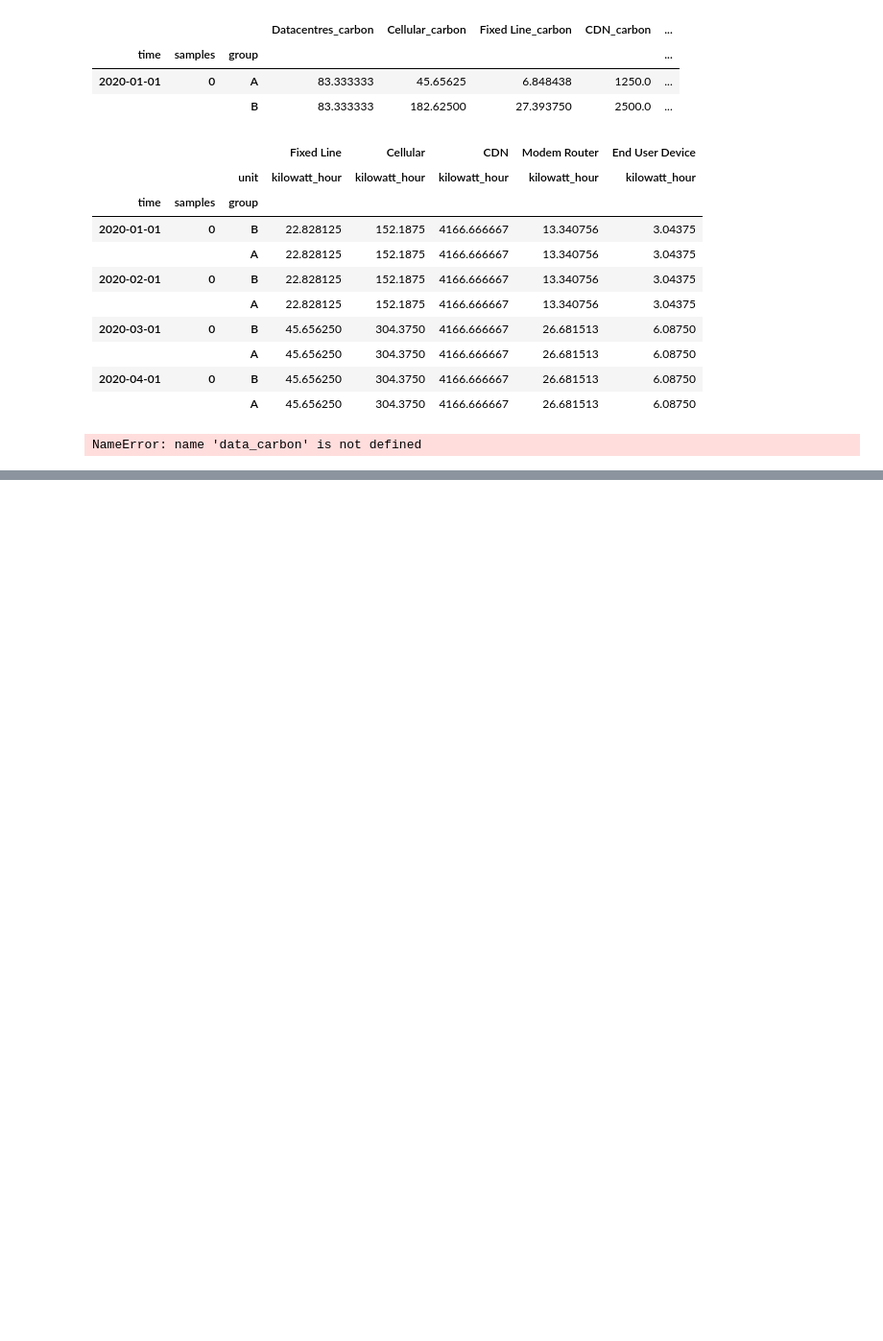
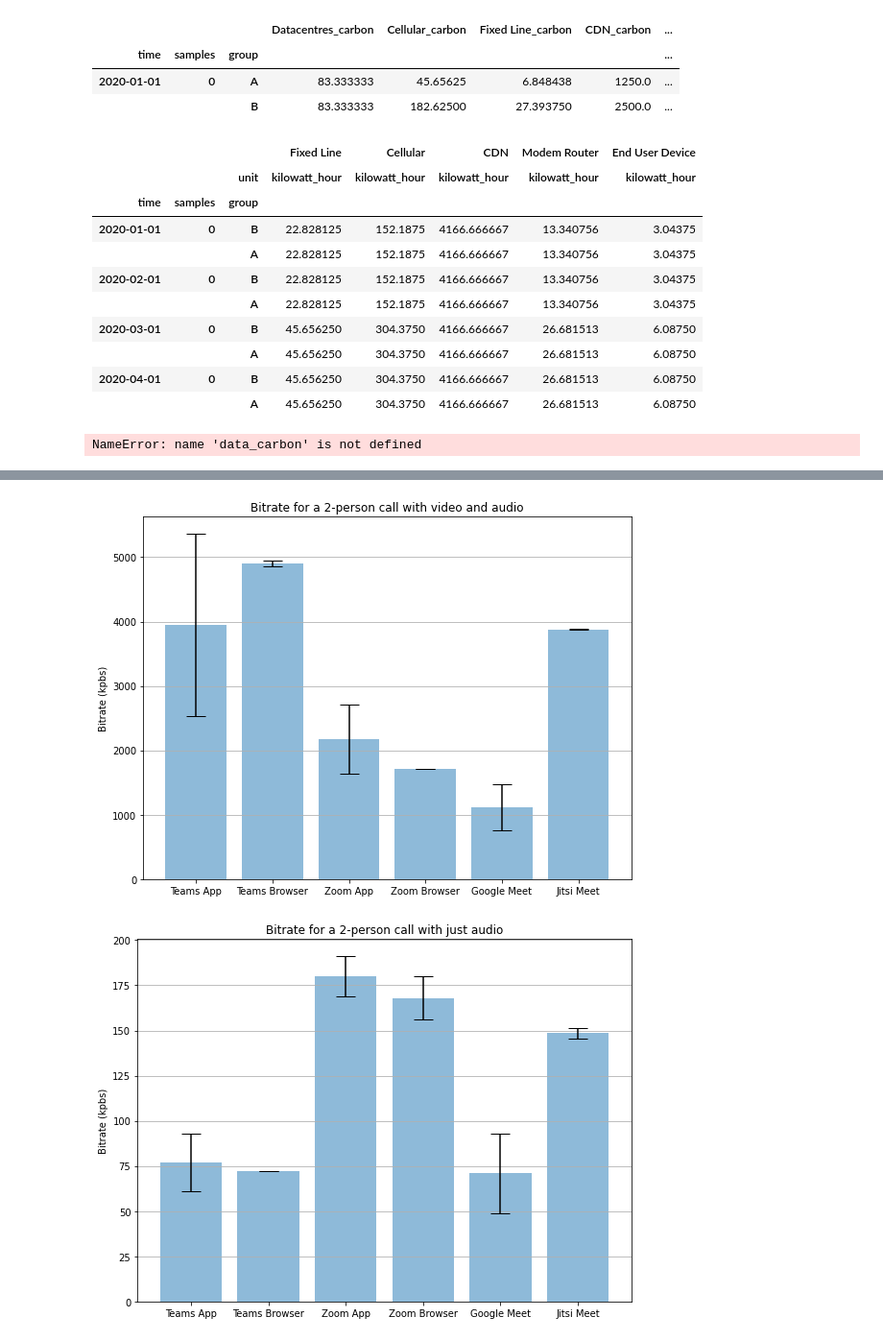
Before and after one commit to sust-cs-uob/eam-core, a Jupyter notebook: docs/ipynb/JamesPandasTesting.ipynb, the cells around one changed output, grey strips where cells are left out. Shown at 96% size. Drawn from its saved outputs; the diff is of its cells as text; code cells hidden in the pictures; blank space fills up the shorter version.

```diff
--- a/docs/ipynb/JamesPandasTesting.ipynb
+++ b/docs/ipynb/JamesPandasTesting.ipynb
@@ -404,0 +443,44 @@ data_carbon
+# %%
+import numpy as np
+
+networking_platforms = ['Teams App', 'Teams Browser', 'Zoom App', 'Zoom Browser', 'Google Meet', 'Jitsi Meet']
+networking_avg_video = np.array([3949, 4900, 2177, 1716, 1109, 3880])
+networking_avg_audio = np.array([77, 72, 180, 168, 71, 148.5])
+
+networking_min_video = np.array([3133, 4877, 1955, 1714, 976, 3879])
+networking_max_video = np.array([4543, 4923, 2488, 1717, 1333, 3881])
+networking_min_audio = np.array([69, 72, 173, 162, 60, 147])
+networking_max_audio = np.array([85, 72, 184, 174, 82, 150])
+# %%
+# Build the plot
+import matplotlib.pyplot as plt
+
+fig, ax = plt.subplots(figsize=(8, 6))
+ax.bar(np.arange(len(networking_platforms)), networking_avg_video, yerr=networking_max_video-networking_min_video, align='center', alpha=0.5, ecolor='black', capsize=10)
+ax.set_ylabel('Bitrate (kpbs)')
+ax.set_xticks(np.arange(len(networking_platforms)))
+ax.set_xticklabels(networking_platforms)
+ax.set_title('Bitrate for a 2-person call with video and audio')
+ax.yaxis.grid(True)
+
+# Save the figure and show
+plt.tight_layout()
+plt.savefig('networking_avg_video.pdf')
+plt.show()
+
+# just audio!
+fig, ax = plt.subplots(figsize=(8, 6))
+ax.bar(np.arange(len(networking_platforms)), networking_avg_audio, yerr=networking_max_audio-networking_min_audio, align='center', alpha=0.5, ecolor='black', capsize=10)
+ax.set_ylabel('Bitrate (kpbs)')
+ax.set_xticks(np.arange(len(networking_platforms)))
+ax.set_xticklabels(networking_platforms)
+ax.set_title('Bitrate for a 2-person call with just audio')
+ax.yaxis.grid(True)
+
+# Save the figure and show
+plt.tight_layout()
+plt.savefig('networking_avg_audio.pdf')
+plt.show()
+# %% [output]
+[figure, added]
+[figure, added]
```
Also changed, not shown: parts of 3 cells of this notebook, 3 other files.
